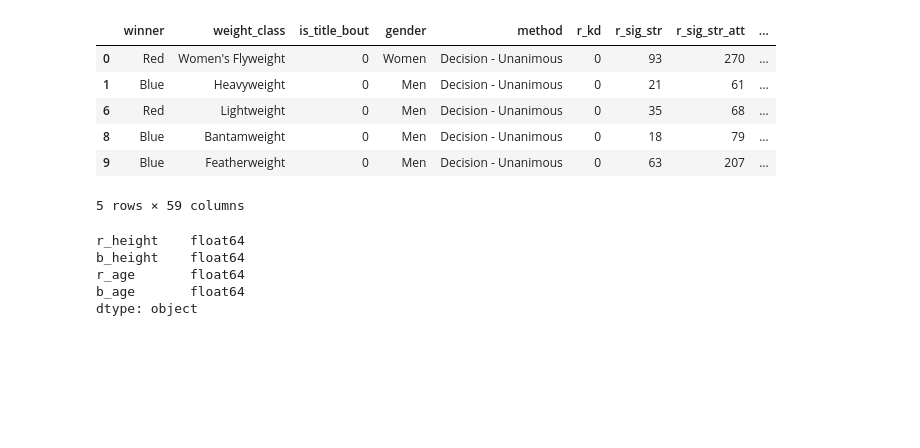
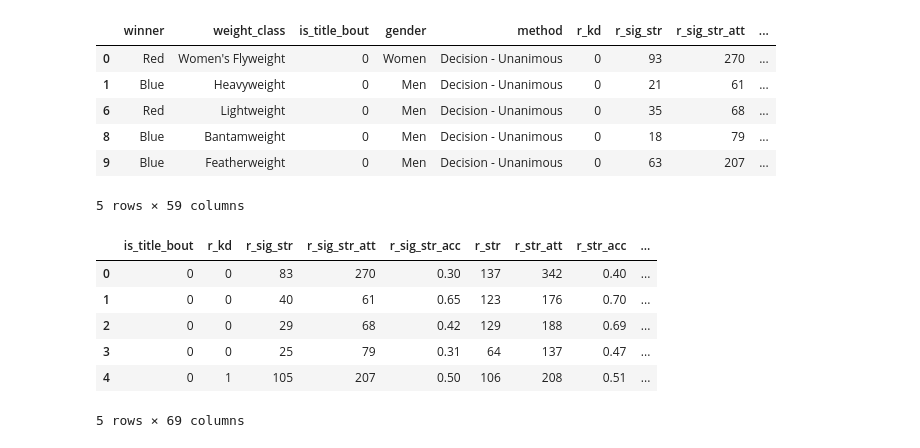
Before and after one commit to jauger4/ufc_judge, a Jupyter notebook: ufc_judge.ipynb, the cells around one changed output. Saved outputs shown, nothing was run; the diff lists cells and outputs as text; code cells hidden in the pictures; blank space fills up the shorter version.

```diff
--- a/ufc_judge.ipynb
+++ b/ufc_judge.ipynb
@@ -115,11 +116,38 @@ ufc_decisions_flipped.head()
 | 8 | Blue | Bantamweight | 0 | Men | Decision - Unanimous | 0 | 18 | 79 | ... |
 | 9 | Blue | Featherweight | 0 | Men | Decision - Unanimous | 0 | 63 | 207 | ... |
 5 rows × 59 columns
-# %%
-print(ufc_decisions[['r_height', 'b_height', 'r_age', 'b_age']].dtypes)
-# %% [output]
-r_height    float64
-b_height    float64
-r_age       float64
-b_age       float64
-dtype: object
+# %%
+#Clean weight class column to include only weight class
+import re
+
+weight_classes = [
+    'Heavyweight', 'Light Heavyweight', 'Middleweight', 'Welterweight',
+    'Lightweight', 'Featherweight', 'Bantamweight', 'Flyweight',
+    'Women\'s Bantamweight', 'Women\'s Flyweight', 'Women\'s Strawweight',
+    'Open Weight', 'Catch Weight'
+]
+
+#Sort to ensure Light Heavyweight comes before Heavyweight
+weight_classes.sort(key=len, reverse=True)
+
+pattern = r'(' + '|'.join(re.escape(wc) for wc in weight_classes) + r')'
+
+ufc_decisions['weight_class'] = ufc_decisions['weight_class'].astype(str).str.extract(pattern, expand=False)
+# %%
+#Prepare data for the model
+Y = ufc_decisions['winner']
+X = ufc_decisions.drop(columns = ['winner'])
+
+#Apply one-hot encoding to make all training values numeric
+categorical_cols = X.select_dtypes(include=['object']).columns
+X = pd.get_dummies(X, columns=categorical_cols, drop_first=True, dtype=int)
+
+X.head()
+# %% [output]
+|  | is_title_bout | r_kd | r_sig_str | r_sig_str_att | r_sig_str_acc | r_str | r_str_att | r_str_acc | ... |
+| 0 | 0 | 0 | 83 | 270 | 0.30 | 137 | 342 | 0.40 | ... |
+| 1 | 0 | 0 | 40 | 61 | 0.65 | 123 | 176 | 0.70 | ... |
+| 2 | 0 | 0 | 29 | 68 | 0.42 | 129 | 188 | 0.69 | ... |
+| 3 | 0 | 0 | 25 | 79 | 0.31 | 64 | 137 | 0.47 | ... |
+| 4 | 0 | 1 | 105 | 207 | 0.50 | 106 | 208 | 0.51 | ... |
+5 rows × 69 columns
```
Also changed, not shown: parts of 2 cells of this notebook.
